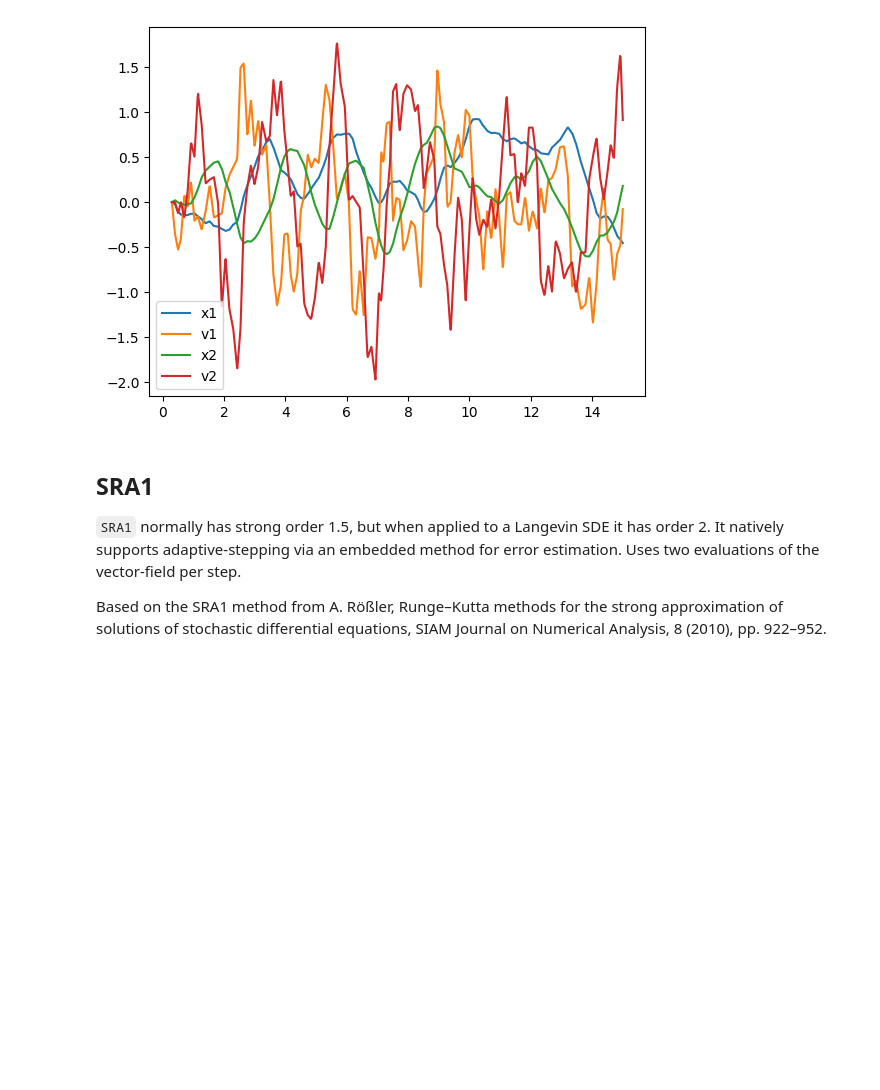
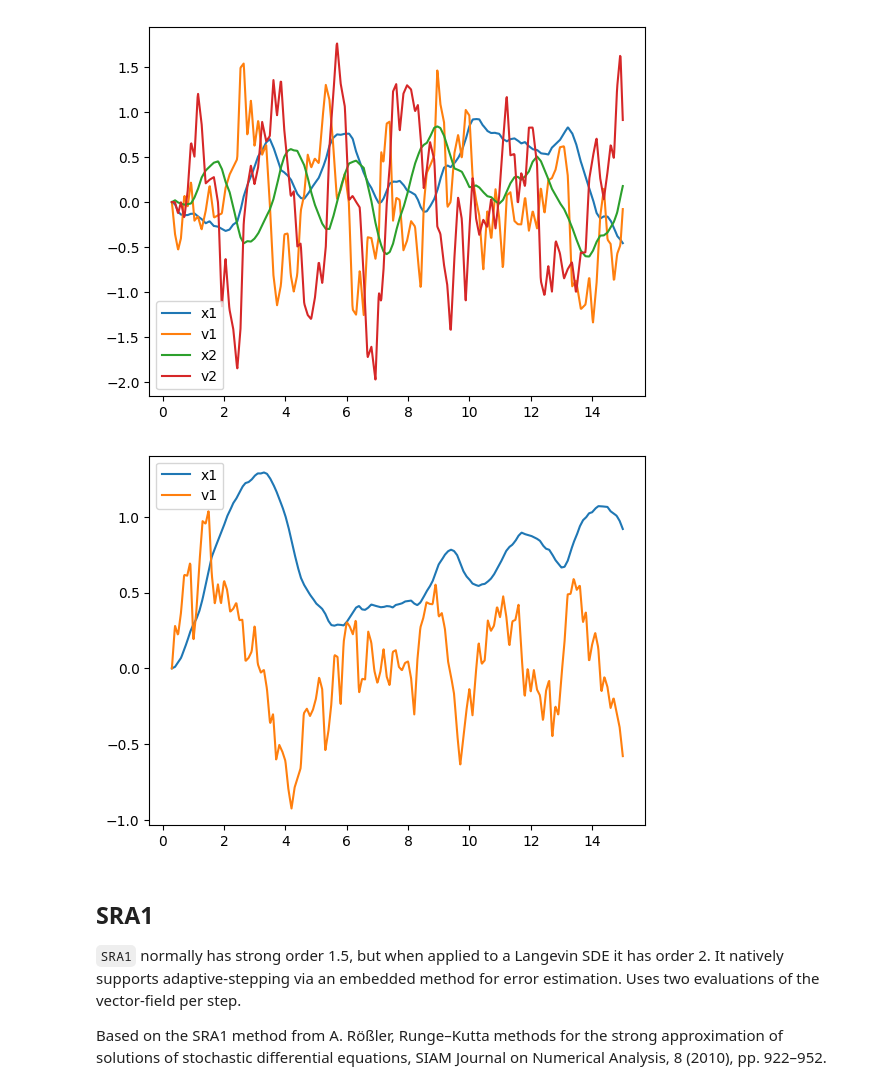
Before and after one commit to andyElking/diffrax_STLA, a Jupyter notebook: examples/langevin.ipynb, the cells around one changed output. Drawn from its saved outputs; the diff is of its cells as text; code cells hidden in the pictures; blank space fills up the shorter version.

```diff
--- a/examples/langevin.ipynb
+++ b/examples/langevin.ipynb
@@ -39,16 +39,17 @@ def draw_order(hs, errs):
 
 def plot_sol(sol, dim=1):
     for i in range(dim):
-        plt.plot(sol.ts, sol.ys[:, i], label=f"x{i+1}")
-        plt.plot(sol.ts, sol.ys[:, dim + i], label=f"v{i+1}")
+        plt.plot(sol.ts, sol.ys[0][:, i], label=f"x{i+1}")
+        plt.plot(sol.ts, sol.ys[1][:, i], label=f"v{i+1}")
     plt.legend()
     plt.show()
 
 
+dtype = jnp.float32
 key = jrandom.PRNGKey(2)
-num_samples = 100
+num_samples = 5
 keys = jrandom.split(jrandom.PRNGKey(5678), num=num_samples)
-hs1 = jnp.power(2.0, jnp.arange(0, -7, -1, dtype=jnp.float64))
+hs1 = jnp.power(2.0, jnp.arange(0, -7, -1, dtype=dtype))
 
 
 def get_dtype(x):
@@ -62,9 +63,9 @@ t0, t1 = 0.3, 15
 saveat = SaveAt(ts=jnp.linspace(t0, t1, 1000))
 dt0 = 0.1
 
-t0_32, t1_32 = jnp.float32(0.3), jnp.float32(15)
-saveat_32 = SaveAt(ts=jnp.linspace(t0, t1, 1000, dtype=jnp.float32))
-dt0_32 = jnp.float32(0.1)
+t0_typed, t1_typed = dtype(0.3), dtype(15)
+saveat_typed = SaveAt(ts=jnp.linspace(t0, t1, 1000, dtype=dtype))
+dt0_typed = dtype(0.1)
 # %% [markdown]
 ## Harmonic Oscillator SDE
 
@@ -201,8 +215,10 @@ plot_sol(solShARK_PID, dim=2)
 # %%
 # Bistable Quartic Potential
 solShARK_bqp = diffeqsolve(
-    terms_bqp, ShARK(0.1), t0, t1, dt0=dt0, y0=y0_bqp, args=args_bqp, saveat=saveat
+    terms_bqp, ShARK(), t0, t1, dt0=dt0, y0=y0_bqp, args=args_bqp, saveat=saveat
 )
 plot_sol(solShARK_bqp, dim=1)
+# %% [output]
+[figure, added]
 # %%
 hs, ShARK_errs_hosc, _ = sde_solver_order(
```
Also changed, not shown: parts of 10 cells of this notebook, 4 other files.
